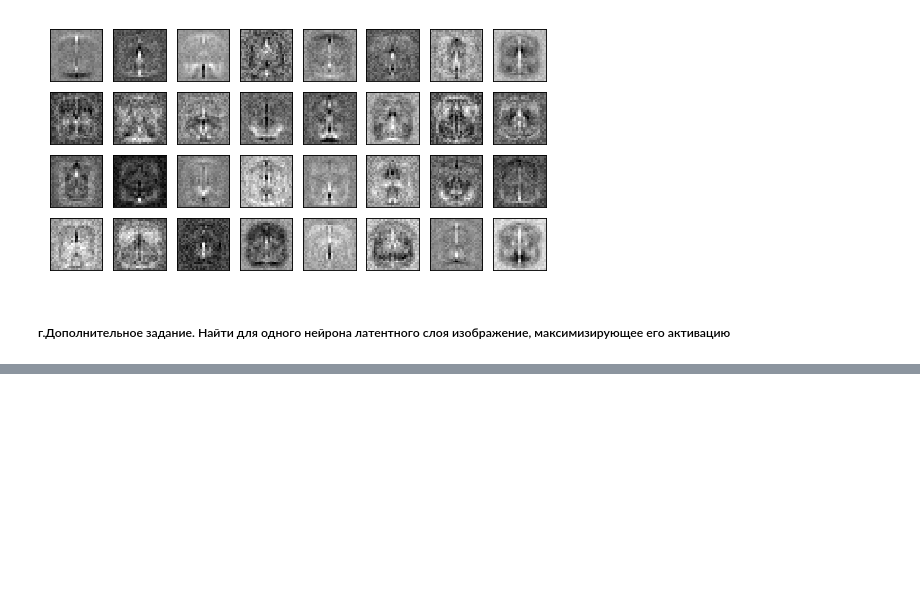
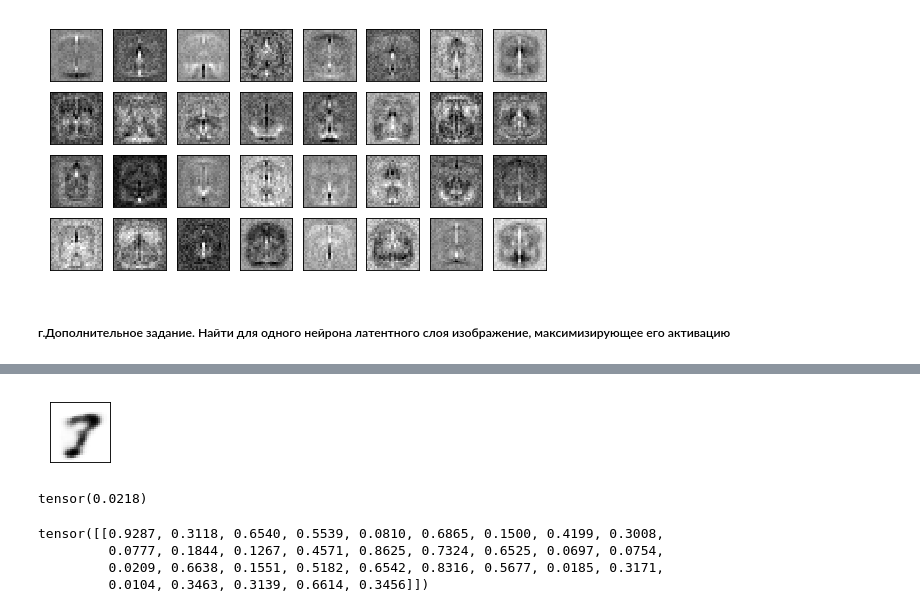
Before and after one commit to schukinam/otus_dl, a Jupyter notebook: lesson9_denoising_autoencoder.ipynb, the cells around one changed output, grey strips where cells are left out. Saved outputs shown, nothing was run; the diff lists cells and outputs as text; code cells hidden in the pictures; blank space fills up the shorter version.

```diff
--- a/lesson9_denoising_autoencoder.ipynb
+++ b/lesson9_denoising_autoencoder.ipynb
@@ -499,0 +471,23 @@ plot_mnist(layer_weights.view(-1, 1, 28, 28).data.numpy(), (1, 1))
+# %%
+# если подать данную картинку на вход всей модели, то будут активированы не только исследуемый, но и другие нейроны латентного слоя
+# при этом, полагаем, что активация исследуемого нейрона внесёт максимальный вклад в выход модели
+with torch.no_grad():
+  model_pic = m(decode_pic)
+plot_mnist(model_pic.view(-1, 1, 28, 28).data.numpy(), (1, 1))
+# %% [output]
+[figure, added]
+# %%
+# действительно, картинки близкие:
+F.mse_loss(decode_pic, model_pic)
+# %% [output]
+tensor(0.0218)
+# %%
+# наконец, посмотрим на выход энкодера, если подать на него выход декодера
+with torch.no_grad():
+    enc_result = m.E(decode_pic)
+enc_result
+# %% [output]
+tensor([[0.9287, 0.3118, 0.6540, 0.5539, 0.0810, 0.6865, 0.1500, 0.4199, 0.3008,
+         0.0777, 0.1844, 0.1267, 0.4571, 0.8625, 0.7324, 0.6525, 0.0697, 0.0754,
+         0.0209, 0.6638, 0.1551, 0.5182, 0.6542, 0.8316, 0.5677, 0.0185, 0.3171,
+         0.0104, 0.3463, 0.3139, 0.6614, 0.3456]])
```
Also changed, not shown: parts of 10 cells of this notebook.
